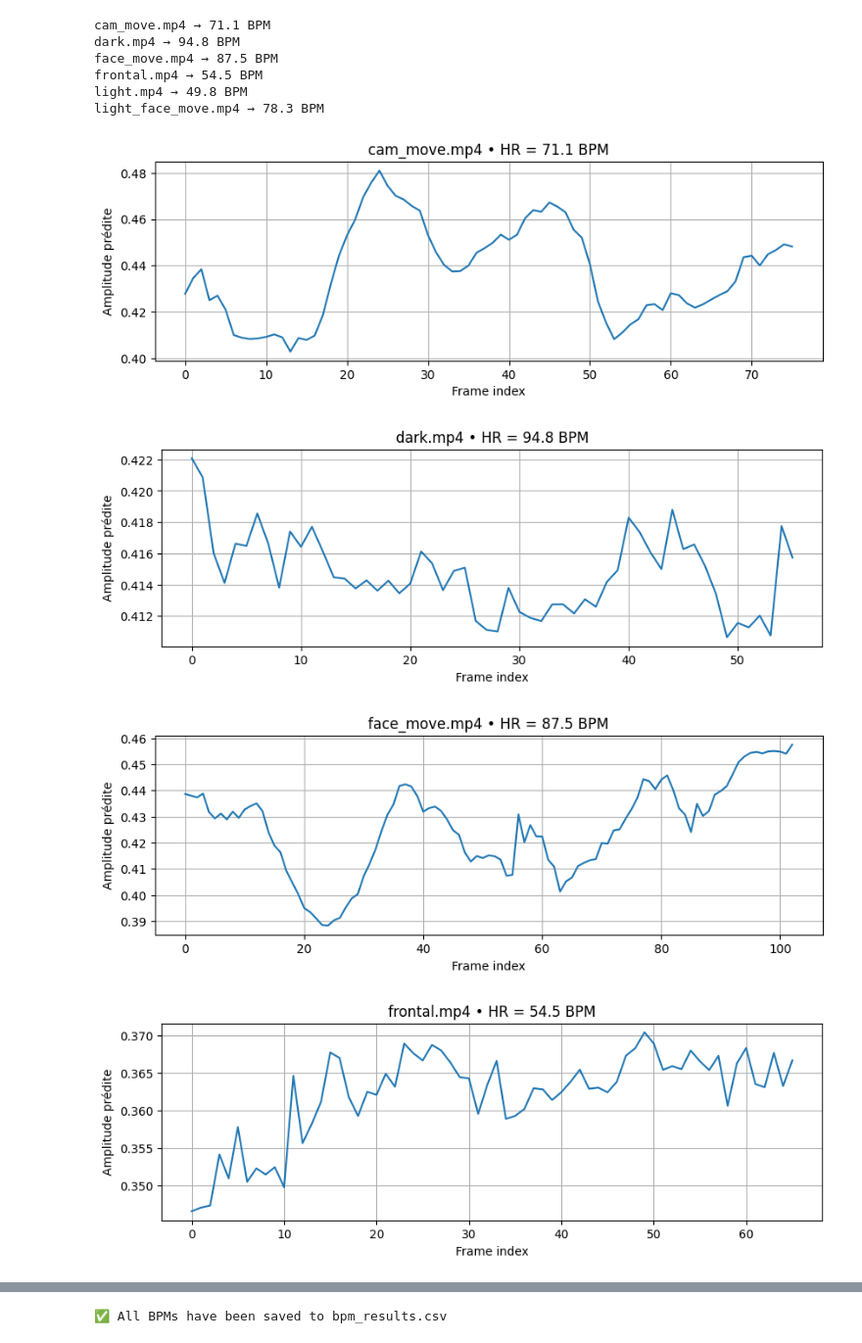
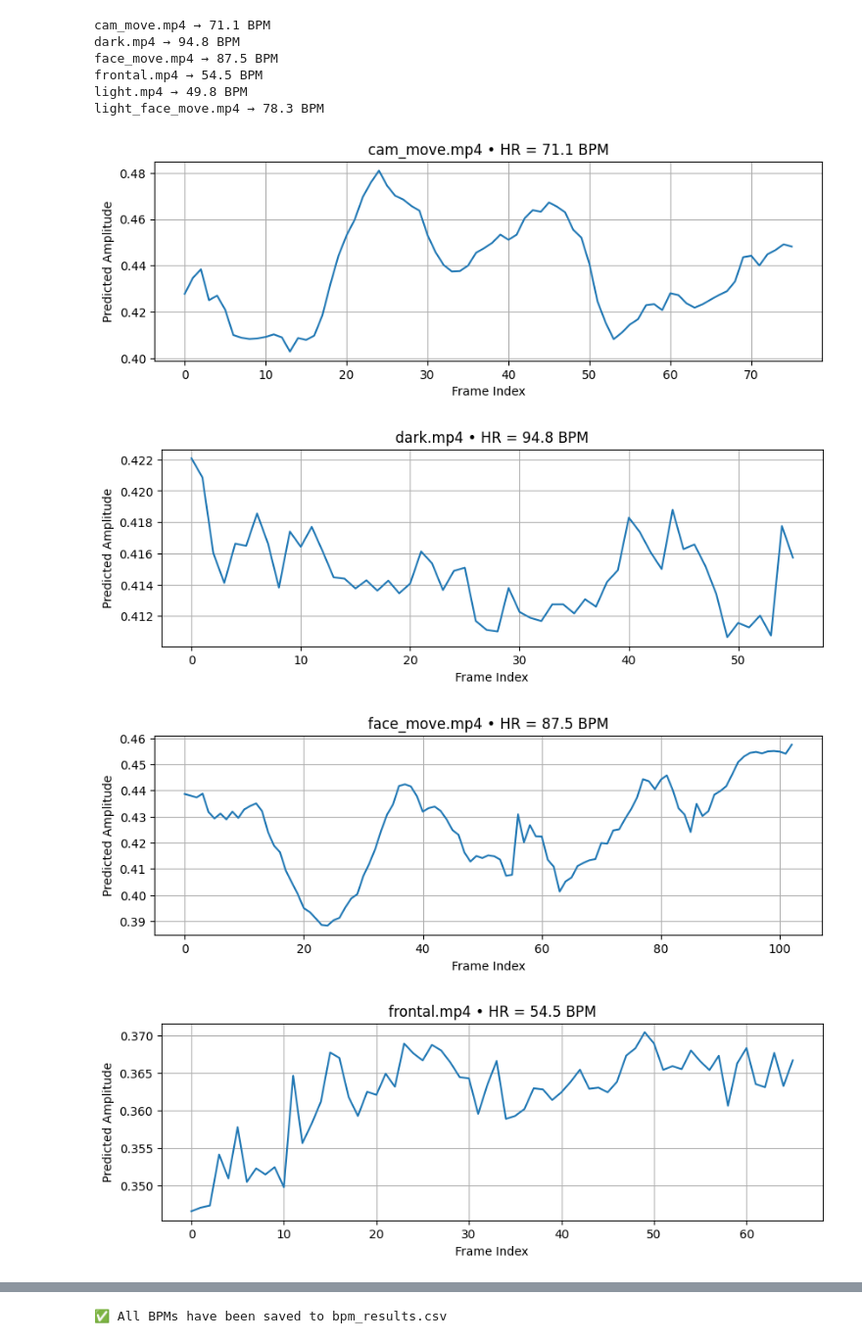
Before and after one commit to Narani-bit/DeepphysEnhanced, a Jupyter notebook: DeepphysEnhanced.ipynb, the cells around one changed output, grey strips where cells are left out. Shown: that part at 98% size. Cells and saved outputs as stored; diff of their text form; code cells hidden in the pictures.

```diff
--- a/DeepphysEnhanced.ipynb
+++ b/DeepphysEnhanced.ipynb
@@ -251,20 +251,21 @@ frontal.mp4 → 54.5 BPM
 light.mp4 → 49.8 BPM
 light_face_move.mp4 → 78.3 BPM
 # %%
-# 7. Visualisation des signaux estimés
+# 7. Visualization of Estimated Signals
 import matplotlib.pyplot as plt
 
 for vid, bpm, sig in results:
-    if sig.size==0: continue
-    plt.figure(figsize=(10,3))
+    if sig.size == 0:
+        continue
+    plt.figure(figsize=(10, 3))
     plt.plot(sig)
     plt.title(f"{vid} • HR = {bpm:.1f} BPM")
-    plt.xlabel("Frame index")
-    plt.ylabel("Amplitude prédite")
+    plt.xlabel("Frame Index")
+    plt.ylabel("Predicted Amplitude")
     plt.grid(True)
     plt.show()
 # %% [output]
 [figure]
-[figure, old version]
+[figure, new version]
 [figure]
-[figure, old version]
+[figure, new version]
```
Also changed, not shown: parts of 1 cell of this notebook.
